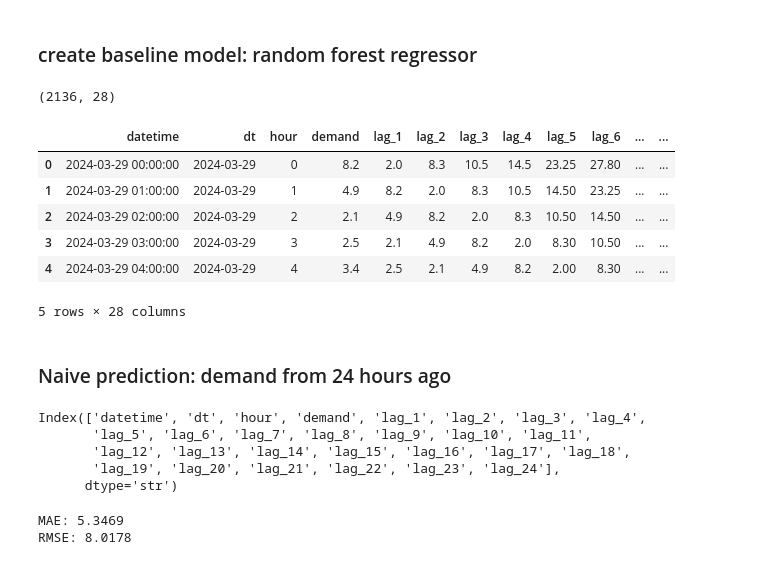
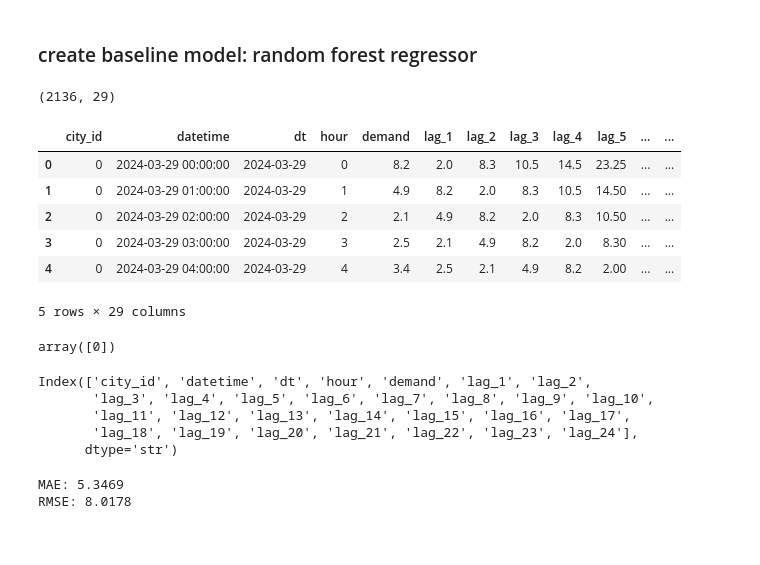
Before and after one commit to amandasbrn/hourlens-demand-attention, a Jupyter notebook: notebooks/baseline_model.ipynb, the cells around one changed output. Saved outputs shown, nothing was run; the diff lists cells and outputs as text; code cells hidden in the pictures.

```diff
--- a/notebooks/baseline_model.ipynb
+++ b/notebooks/baseline_model.ipynb
@@ -12,20 +12,18 @@ from sklearn.ensemble import RandomForestRegressor
 from sklearn.metrics import mean_absolute_error, mean_squared_error
 from sklearn.preprocessing import StandardScaler
 # %%
-PROCESSED_PATH = Path("../data/processed/rolling_sample.parquet")
+PROCESSED_PATH = Path("../data/processed/city_rolling_sample.parquet")
 
 df_rolling = pd.read_parquet(PROCESSED_PATH)
-df_rolling['datetime'] = df_rolling['datetime'].sort_values(ascending=True)
+df_rolling = df_rolling.sort_values(["datetime", "city_id"]).reset_index(drop=True)
 print(df_rolling.shape)
 df_rolling.head()
 # %% [output]
-(2136, 28)
+(2136, 29)
-|  | datetime | dt | hour | demand | lag_1 | lag_2 | lag_3 | lag_4 | lag_5 | lag_6 | ... | ... |
-| 0 | 2024-03-29 00:00:00 | 2024-03-29 | 0 | 8.2 | 2.0 | 8.3 | 10.5 | 14.5 | 23.25 | 27.80 | ... | ... |
-| 1 | 2024-03-29 01:00:00 | 2024-03-29 | 1 | 4.9 | 8.2 | 2.0 | 8.3 | 10.5 | 14.50 | 23.25 | ... | ... |
-| 2 | 2024-03-29 02:00:00 | 2024-03-29 | 2 | 2.1 | 4.9 | 8.2 | 2.0 | 8.3 | 10.50 | 14.50 | ... | ... |
-| 3 | 2024-03-29 03:00:00 | 2024-03-29 | 3 | 2.5 | 2.1 | 4.9 | 8.2 | 2.0 | 8.30 | 10.50 | ... | ... |
-| 4 | 2024-03-29 04:00:00 | 2024-03-29 | 4 | 3.4 | 2.5 | 2.1 | 4.9 | 8.2 | 2.00 | 8.30 | ... | ... |
+|  | city_id | datetime | dt | hour | demand | lag_1 | lag_2 | lag_3 | lag_4 | lag_5 | ... | ... |
+| 0 | 0 | 2024-03-29 00:00:00 | 2024-03-29 | 0 | 8.2 | 2.0 | 8.3 | 10.5 | 14.5 | 23.25 | ... | ... |
+| 1 | 0 | 2024-03-29 01:00:00 | 2024-03-29 | 1 | 4.9 | 8.2 | 2.0 | 8.3 | 10.5 | 14.50 | ... | ... |
+| 2 | 0 | 2024-03-29 02:00:00 | 2024-03-29 | 2 | 2.1 | 4.9 | 8.2 | 2.0 | 8.3 | 10.50 | ... | ... |
+| 3 | 0 | 2024-03-29 03:00:00 | 2024-03-29 | 3 | 2.5 | 2.1 | 4.9 | 8.2 | 2.0 | 8.30 | ... | ... |
+| 4 | 0 | 2024-03-29 04:00:00 | 2024-03-29 | 4 | 3.4 | 2.5 | 2.1 | 4.9 | 8.2 | 2.00 | ... | ... |
-5 rows × 28 columns
+5 rows × 29 columns
-# %% [markdown]
-### Naive prediction: demand from 24 hours ago
@@ -35,10 +30,14 @@ actual = test_df["demand"].values
+# %%
+df_rolling['city_id'].unique()
+# %% [output]
+array([0])
 # %%
 df_rolling.columns
 # %% [output]
-Index(['datetime', 'dt', 'hour', 'demand', 'lag_1', 'lag_2', 'lag_3', 'lag_4',
-       'lag_5', 'lag_6', 'lag_7', 'lag_8', 'lag_9', 'lag_10', 'lag_11',
-       'lag_12', 'lag_13', 'lag_14', 'lag_15', 'lag_16', 'lag_17', 'lag_18',
-       'lag_19', 'lag_20', 'lag_21', 'lag_22', 'lag_23', 'lag_24'],
+Index(['city_id', 'datetime', 'dt', 'hour', 'demand', 'lag_1', 'lag_2',
+       'lag_3', 'lag_4', 'lag_5', 'lag_6', 'lag_7', 'lag_8', 'lag_9', 'lag_10',
+       'lag_11', 'lag_12', 'lag_13', 'lag_14', 'lag_15', 'lag_16', 'lag_17',
+       'lag_18', 'lag_19', 'lag_20', 'lag_21', 'lag_22', 'lag_23', 'lag_24'],
       dtype='str')
 # %%
 feature_cols = [
```
Also changed, not shown: parts of 9 cells of this notebook, 11 other files.
